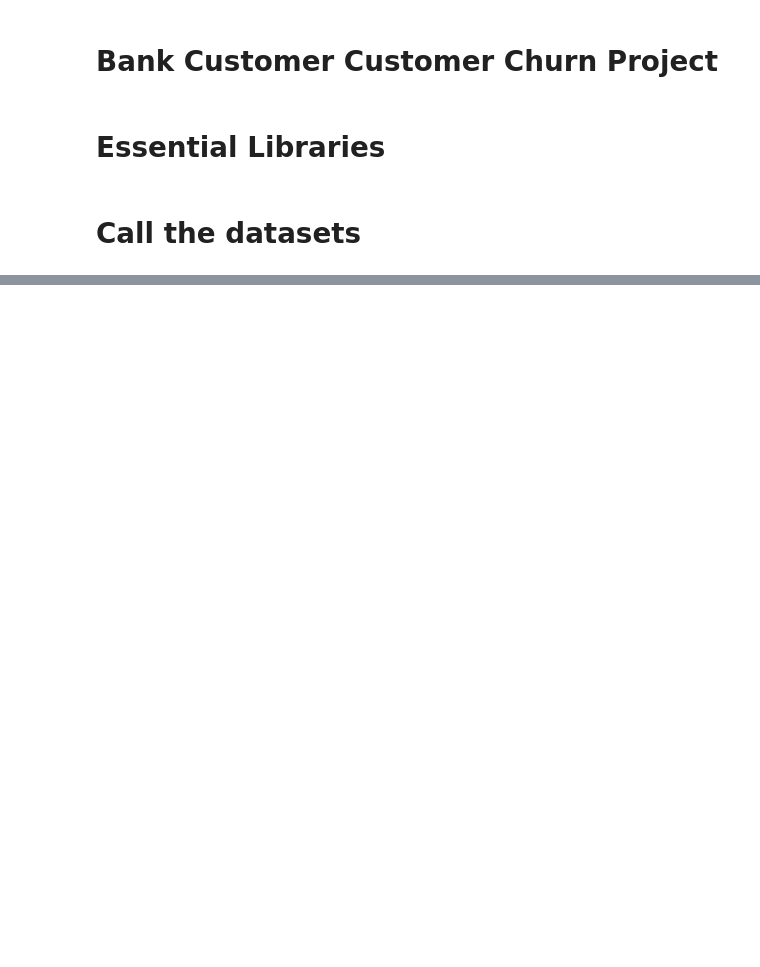
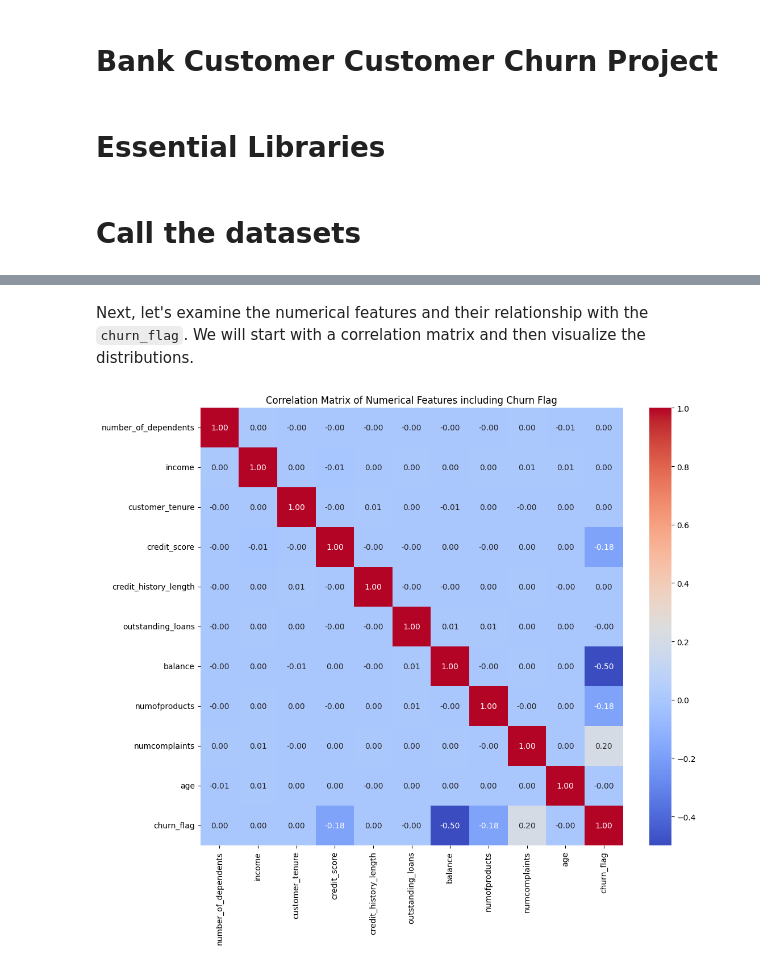
Before and after one commit to talhaakbar1036/DecodeLabs_bank_customer_churn_ml_project, a Jupyter notebook: Bank_Customer_Churn_ml_project.ipynb, the cells around one changed output, grey strips where cells are left out. Cells and saved outputs as stored; diff of their text form; code cells hidden in the pictures; blank space fills up the shorter version.

```diff
--- a/Bank_Customer_Churn_ml_project.ipynb
+++ b/Bank_Customer_Churn_ml_project.ipynb
@@ -106,0 +128,19 @@ dtype: int64
+# %% [markdown]
+Next, let's examine the numerical features and their relationship with the `churn_flag`. We will start with a correlation matrix and then visualize the distributions.
+# %%
+numerical_cols = bank_data_copy.select_dtypes(include=np.number).columns.tolist()
+
+# Remove 'churn_flag' from numerical_cols if it's there, as it's our target variable
+if 'churn_flag' in numerical_cols:
+    numerical_cols.remove('churn_flag')
+
+# Calculate the correlation matrix
+correlation_matrix = bank_data_copy[numerical_cols + ['churn_flag']].corr()
+
+# Plot the correlation matrix
+plt.figure(figsize=(12, 10))
+sns.heatmap(correlation_matrix, annot=True, cmap='coolwarm', fmt='.2f')
+plt.title('Correlation Matrix of Numerical Features including Churn Flag')
+plt.show()
+# %% [output]
+[figure, added]
```
Also changed, not shown: parts of 32 cells of this notebook, 1 other file.
